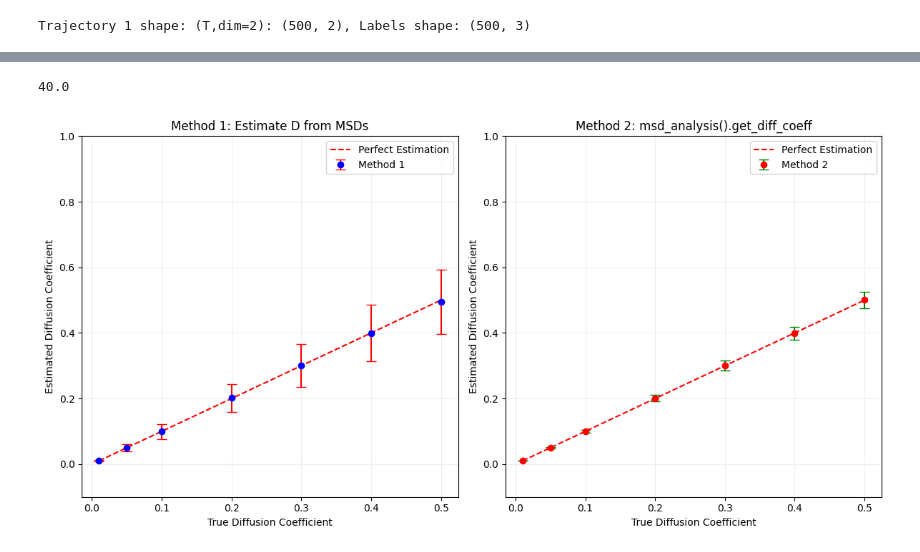
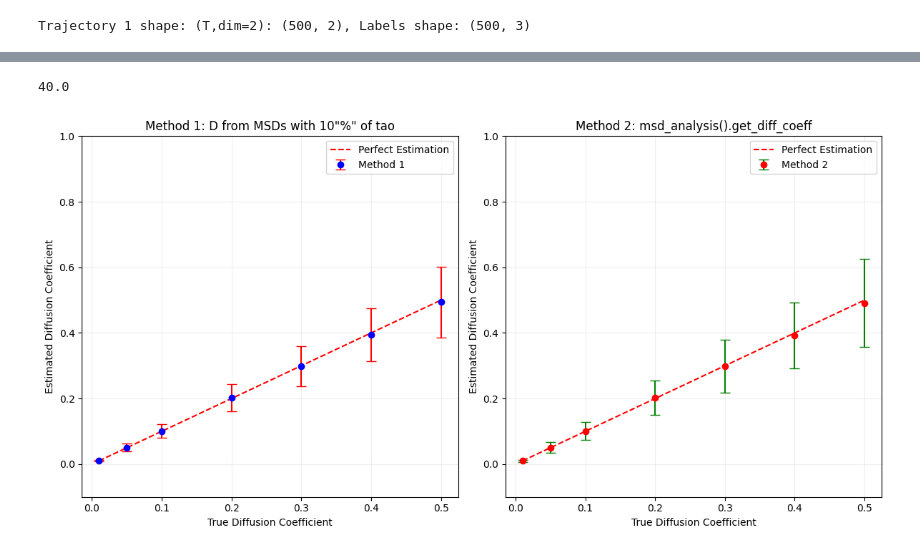
Before and after one commit to Biomedical-Imaging-Group/MolecularDiffusion_MiViT, a Jupyter notebook: AnDi-Tests.ipynb, the cells around one changed output, grey strips where cells are left out. Drawn from its saved outputs; the diff is of its cells as text; code cells hidden in the pictures.

```diff
--- a/AnDi-Tests.ipynb
+++ b/AnDi-Tests.ipynb
@@ -237,9 +241,9 @@ def plot_diffusion_coefficient_estimation_comparison():
         Ds_method1 = estimateDfromMSDs(msds[:,:int(T*t_lag_factor)], time_range)
 
         # Method 2: Alternative method
-        Ds_method2 = msds[:,1] / 4
+        #Ds_method2 = msds[:,1] / 4
         #Ds_method2 = estimateDfromMSDs(msds[:,:int(T*t_lag_factor)], time_range)
-        #Ds_method2 = msd_analysis().get_diff_coeff(trajsTrans)
+        Ds_method2 = msd_analysis().get_diff_coeff(trajsTrans)
 
         # Store results for error bar calculation
         true_Ds_means.append(D)
@@ -269,38 +273,38 @@ def plot_diffusion_coefficient_estimation_comparison():
 
     plt.xlabel('True Diffusion Coefficient')
     plt.ylabel('Estimated Diffusion Coefficient')
-    plt.title('Method 1: Estimate D from MSDs')
+    plt.title('Method 1: D from MSDs with 10"%" of tao')
     plt.ylim(-0.1, 1)  # Set y-axis range
     plt.legend()
     plt.grid(True, which="both", ls="-", alpha=0.2)
 
     # Method 2 subplot
     plt.subplot(1, 2, 2)
     plt.errorbar(true_Ds_means, estimated_Ds_method2_means,
                  yerr=estimated_Ds_method2_stds,
                  fmt='o',
                  capsize=5,
                  ecolor='green',
                  markerfacecolor='red',
                  markeredgecolor='red',
                  label='Method 2')
 
     # Perfect estimation line for Method 2
     plt.plot(true_Ds_means, true_Ds_means, 'r--', label='Perfect Estimation')
 
     plt.xlabel('True Diffusion Coefficient')
     plt.ylabel('Estimated Diffusion Coefficient')
     plt.title('Method 2: msd_analysis().get_diff_coeff')
     plt.ylim(-0.1, 1)  # Set y-axis range
     plt.legend()
     plt.grid(True, which="both", ls="-", alpha=0.2)
 
     plt.tight_layout()
     plt.show()
 
 # Run the comparison
 plot_diffusion_coefficient_estimation_comparison()
 # %% [output]
 40.0
-[figure, old version]
+[figure, new version]
 # %%
```
Also changed, not shown: parts of 12 cells of this notebook, 2 other files.
